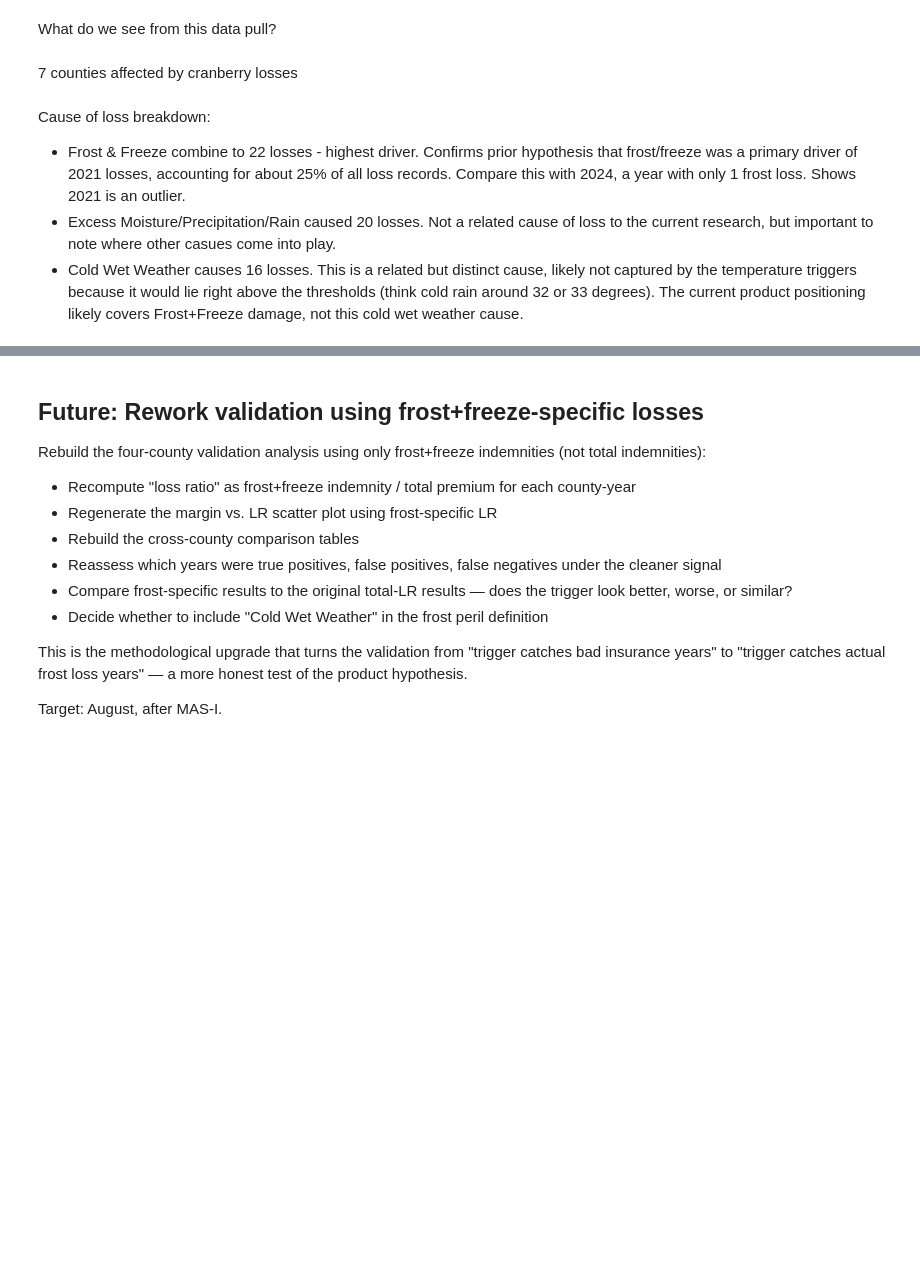
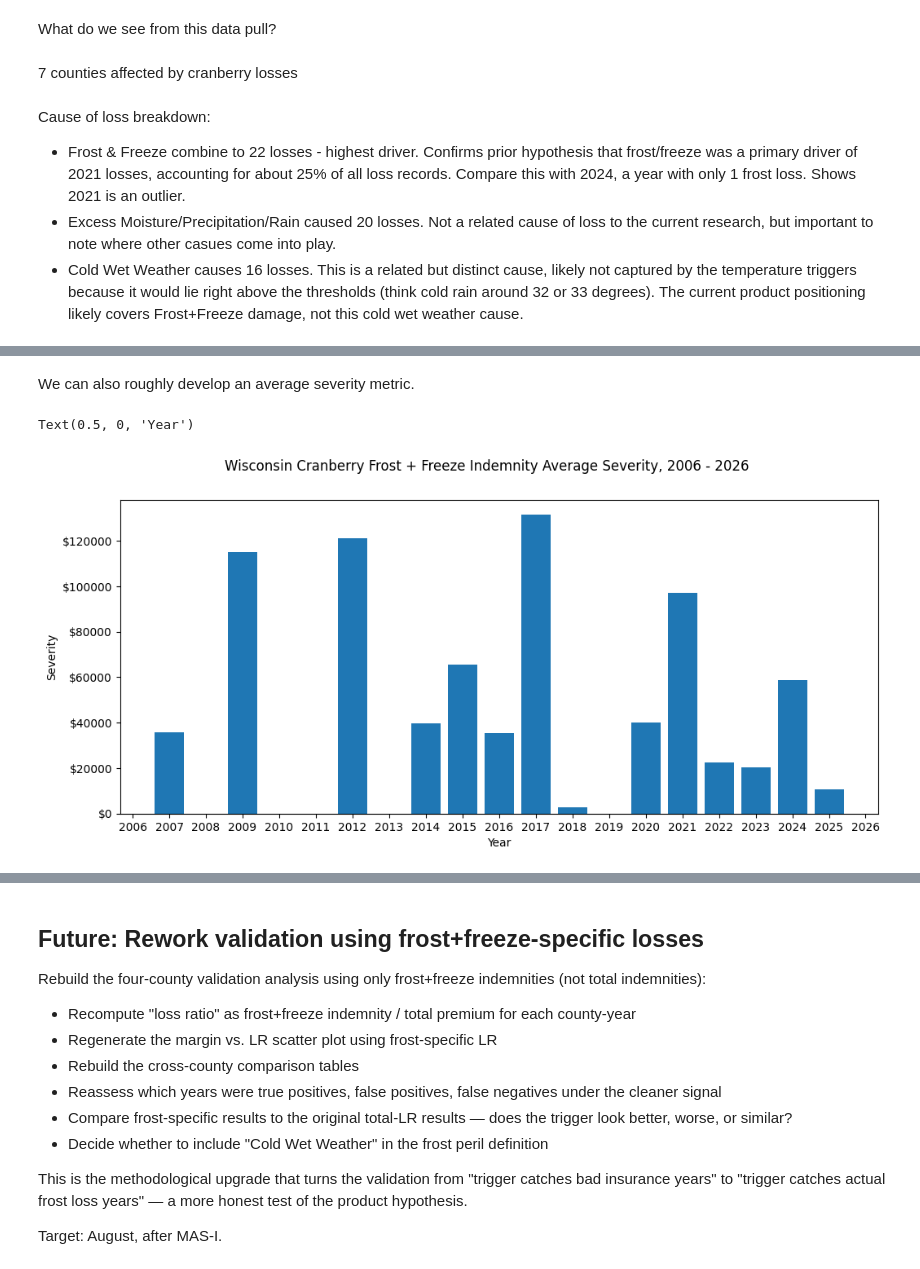
Before and after one commit to michaeljschumacher/parametric-cranberry, a Jupyter notebook: parametric_cranberry.ipynb, the cells around one changed output, grey strips where cells are left out. Drawn from its saved outputs; the diff is of its cells as text; code cells hidden in the pictures; blank space fills up the shorter version.

```diff
--- a/parametric_cranberry.ipynb
+++ b/parametric_cranberry.ipynb
@@ -761,0 +848,15 @@ Cause of loss breakdown:
+# %% [markdown]
+We can also roughly develop an average severity metric.
+# %%
+ff_by_year["severity"]=ff_by_year["indemnity"]/ff_by_year["record_count"]
+
+fig, ax = plt.subplots(figsize = (12,5))
+fig.suptitle("Wisconsin Cranberry Frost + Freeze Indemnity Average Severity, 2006 - 2026")
+ax.bar(ff_by_year["year"], ff_by_year["severity"])
+ax.set_xticks(range(2006,2027))
+ax.set_ylabel("Severity")
+ax.yaxis.set_major_formatter(plt.FuncFormatter(lambda x, _: f"${x:.0f}"))
+ax.set_xlabel("Year")
+# %% [output]
+Text(0.5, 0, 'Year')
+[figure, added]
```
Also changed, not shown: parts of 21 cells of this notebook, 22 other files.
